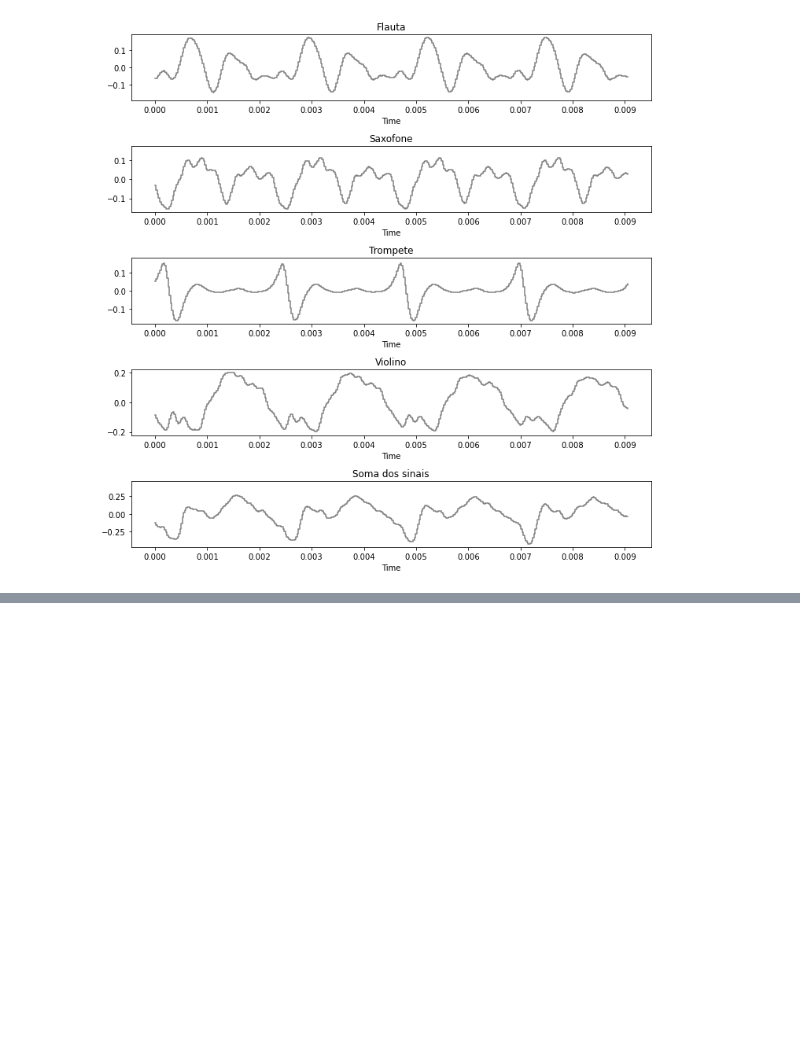
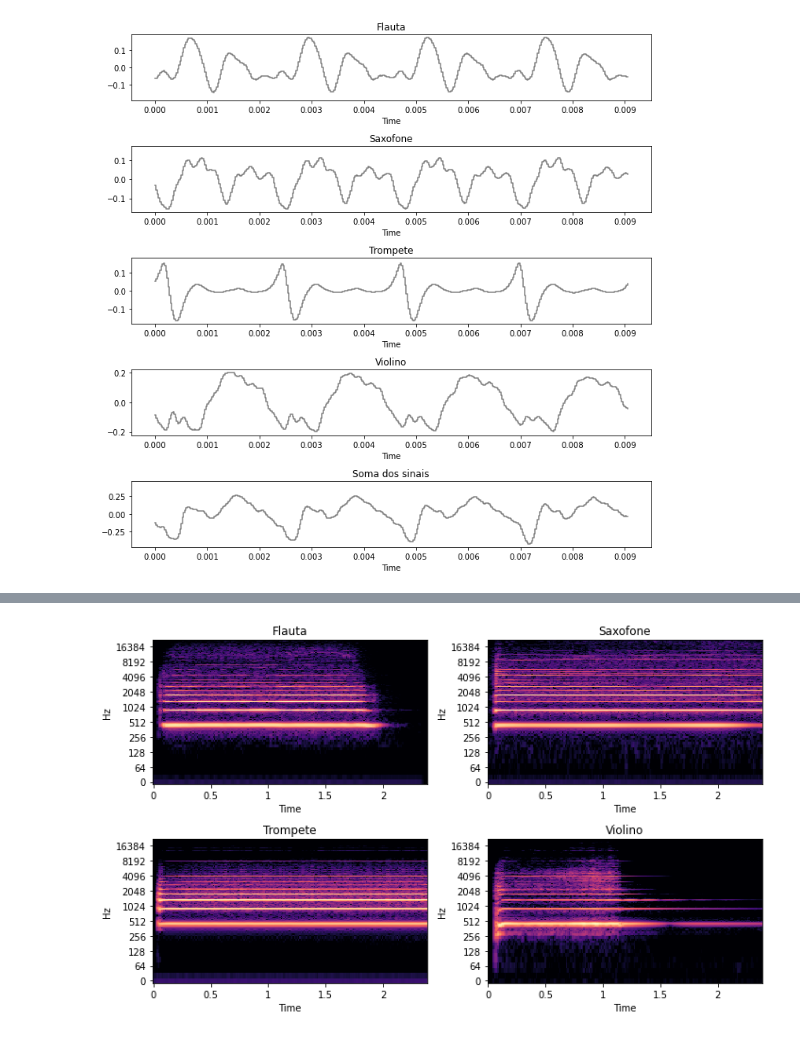
Before and after one commit to gabrielaeduardo/musical_instruments_recognition, a Jupyter notebook: code/inst_sample.ipynb, the cells around one changed output, grey strips where cells are left out. Cells and saved outputs as stored; diff of their text form; code cells hidden in the pictures; blank space fills up the shorter version.

```diff
--- a/code/inst_sample.ipynb
+++ b/code/inst_sample.ipynb
@@ -171,0 +188,21 @@ plt.show()
+# %%
+fig = plt.figure(figsize=(10, 6))
+axes = fig.subplots(2, 2)
+
+librosa.display.specshow(librosa.amplitude_to_db(S_flute[:,:206], ref=np.max), y_axis='log', x_axis='time', hop_length=512, sr=sr, ax=axes[0, 0])
+
+librosa.display.specshow(librosa.amplitude_to_db(S_sax[:,18:224], ref=np.max), y_axis='log', x_axis='time', hop_length=512, sr=sr, ax=axes[0, 1])
+
+librosa.display.specshow(librosa.amplitude_to_db(S_tru[:,:206], ref=np.max), y_axis='log', x_axis='time', hop_length=512, sr=sr, ax=axes[1, 0])
+
+librosa.display.specshow(librosa.amplitude_to_db(S_vio[:,:206], ref=np.max), y_axis='log', x_axis='time', hop_length=512, sr=sr, ax=axes[1, 1])
+
+axes[0, 0].title.set_text("Flauta")
+axes[0, 1].title.set_text("Saxofone")
+axes[1, 0].title.set_text("Trompete")
+axes[1, 1].title.set_text("Violino")
+plt.tight_layout()
+plt.savefig('../images/code_generated/inst_samples/inst_spec.png', bbox_inches='tight', dpi=600)
+plt.show()
+# %% [output]
+[figure, added]
```
Also changed, not shown: parts of 7 cells of this notebook, 5 other files.
